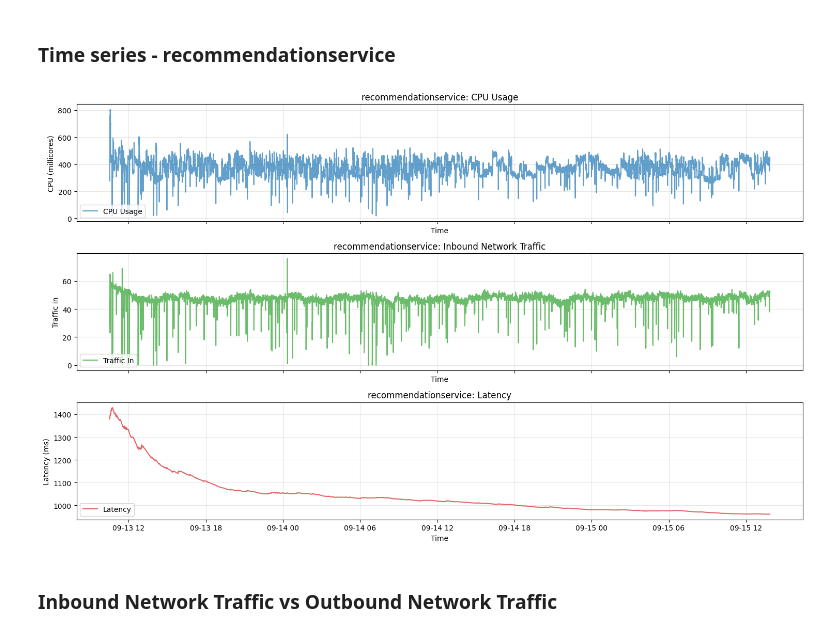
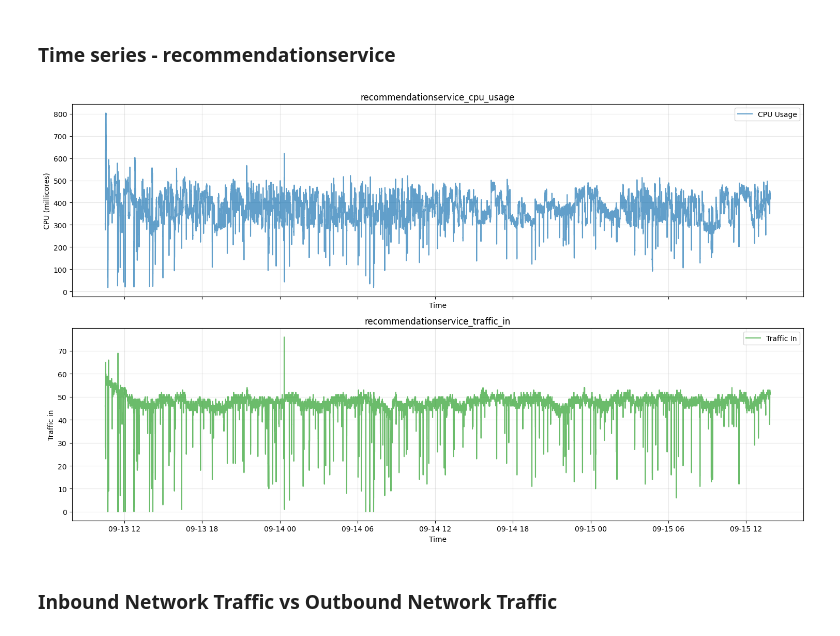
Before and after one commit to BogdanPaul15/gwydion, a Jupyter notebook: gwydion/datasets/real/onlineboutique/v1/onlineboutique.ipynb, the cells around one changed output. Drawn from its saved outputs; the diff is of its cells as text; code cells hidden in the pictures.

```diff
--- a/gwydion/datasets/real/onlineboutique/v1/onlineboutique.ipynb
+++ b/gwydion/datasets/real/onlineboutique/v1/onlineboutique.ipynb
@@ -231,36 +262,29 @@ plt.show()
 # %% [markdown]
 ### Time series - recommendationservice
 # %%
-fig, axes = plt.subplots(3, 1, figsize=(15, 9), sharex=True)
+fig, axes = plt.subplots(2, 1, figsize=(15, 9), sharex=True)
 target_cpu = f"{target}_cpu_usage"
 target_traf = f"{target}_traffic_in"
 target_lat = f"{target}_latency"
 
 axes[0].plot(df_time.index, df_time[target_cpu], label="CPU Usage", color="tab:blue", alpha=0.7)
-axes[0].set_title(f"{target}: CPU Usage")
+axes[0].set_title(f"{target_cpu}")
 axes[0].set_ylabel("CPU (millicores)")
 axes[0].set_xlabel("Time")
 axes[0].grid(True, alpha=0.3)
-axes[0].legend(loc="lower left")
+axes[0].legend(loc="upper right")
 
 axes[1].plot(df_time.index, df_time[target_traf], label="Traffic In", color="tab:green", alpha=0.7)
-axes[1].set_title(f"{target}: Inbound Network Traffic")
+axes[1].set_title(f"{target_traf}")
 axes[1].set_ylabel("Traffic in")
 axes[1].set_xlabel("Time")
 axes[1].grid(True, alpha=0.3)
-axes[1].legend(loc="lower left")
-
-axes[2].plot(df_time.index, df_time[target_lat], label="Latency", color="tab:red", alpha=0.7)
-axes[2].set_title(f"{target}: Latency")
-axes[2].set_ylabel("Latency (ms)")
-axes[2].set_xlabel("Time")
-axes[2].grid(True, alpha=0.3)
-axes[2].legend(loc="lower left")
+axes[1].legend(loc="upper right")
 
 plt.tight_layout()
 plt.show()
 # %% [output]
-[figure, old version]
+[figure, new version]
 # %% [markdown]
 ### Inbound Network Traffic vs Outbound Network Traffic
 # %%
```
Also changed, not shown: parts of 4 cells of this notebook, 2 other files.
